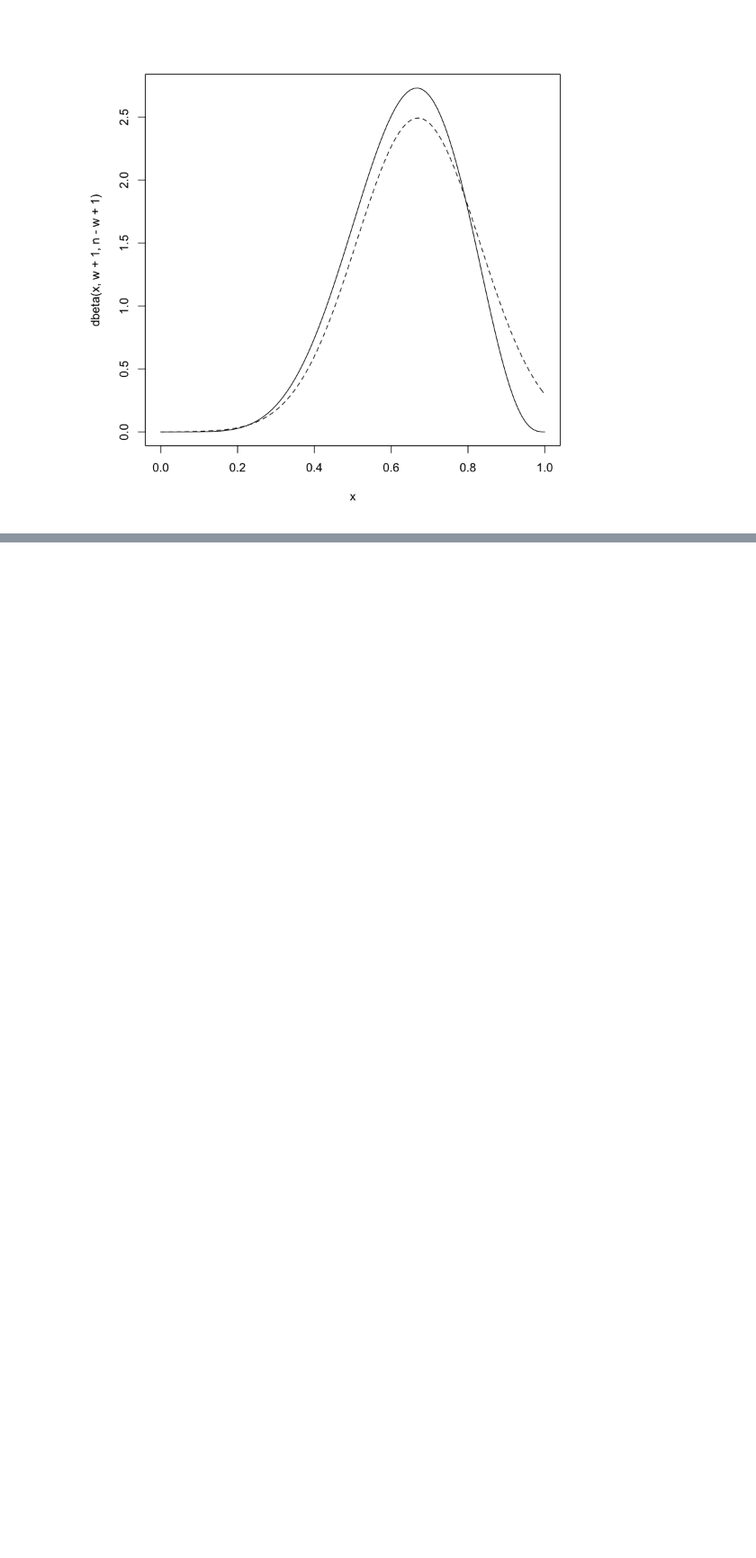
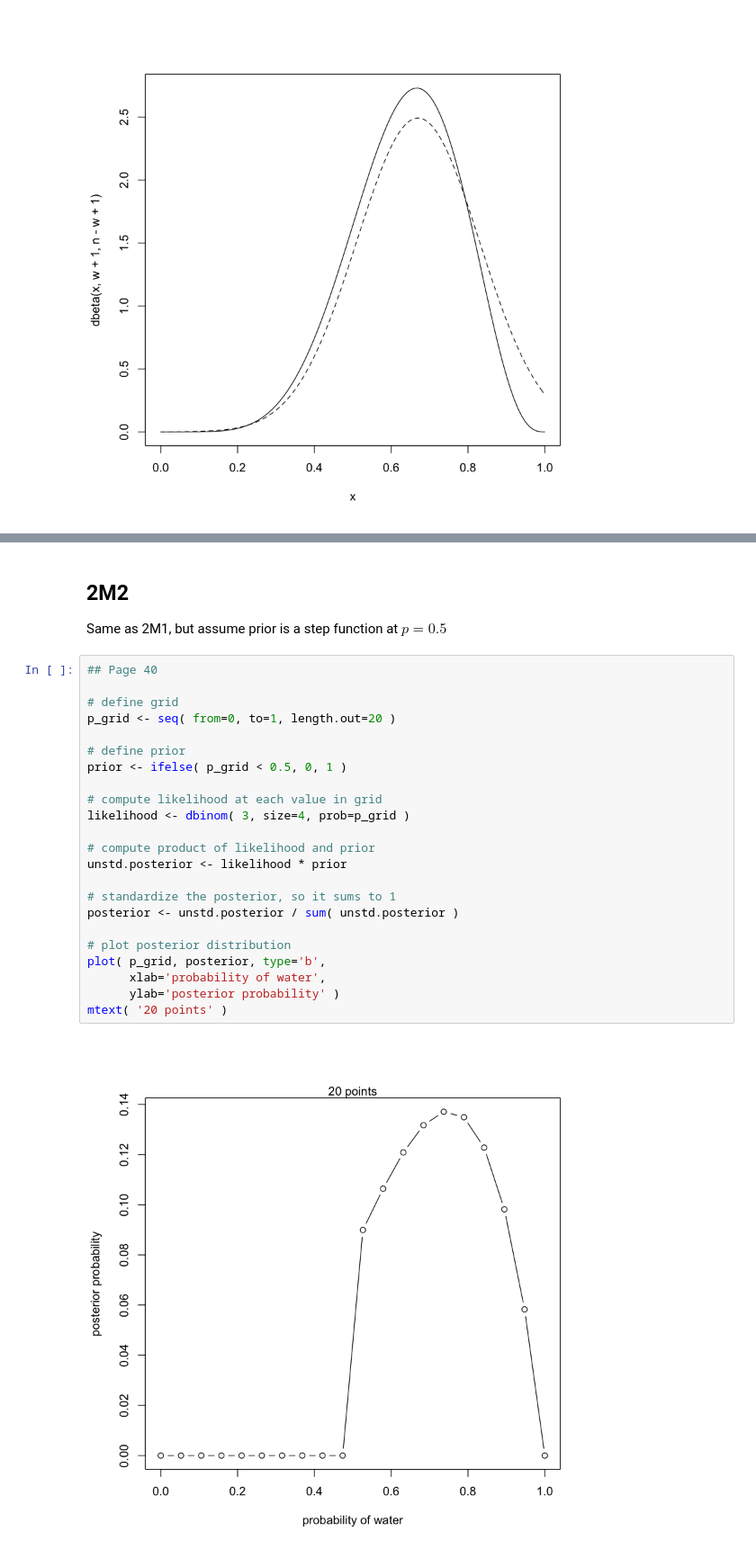
Before and after one commit to knyquist/StatisticalRethinking, a Jupyter notebook: Chapter2.ipynb, the cells around one changed output, grey strips where cells are left out. Shown at 90% size. Saved outputs shown, nothing was run; the diff lists cells and outputs as text; blank space fills up the shorter version.

```diff
--- a/Chapter2.ipynb
+++ b/Chapter2.ipynb
@@ -63,0 +149,28 @@ curve( dnorm( x, 0.67, 0.16 ), lty=2, add=TRUE )
+# %% [markdown]
+## 2M2
+Same as 2M1, but assume prior is a step function at $p = 0.5$
+# %%
+## Page 40
+
+# define grid
+p_grid <- seq( from=0, to=1, length.out=20 )
+
+# define prior
+prior <- ifelse( p_grid < 0.5, 0, 1 )
+
+# compute likelihood at each value in grid
+likelihood <- dbinom( 3, size=4, prob=p_grid )
+
+# compute product of likelihood and prior
+unstd.posterior <- likelihood * prior
+
+# standardize the posterior, so it sums to 1
+posterior <- unstd.posterior / sum( unstd.posterior )
+
+# plot posterior distribution
+plot( p_grid, posterior, type='b',
+      xlab='probability of water',
+      ylab='posterior probability' )
+mtext( '20 points' )
+# %% [output]
+[figure, added]
```
Also changed, not shown: parts of 7 cells of this notebook.
